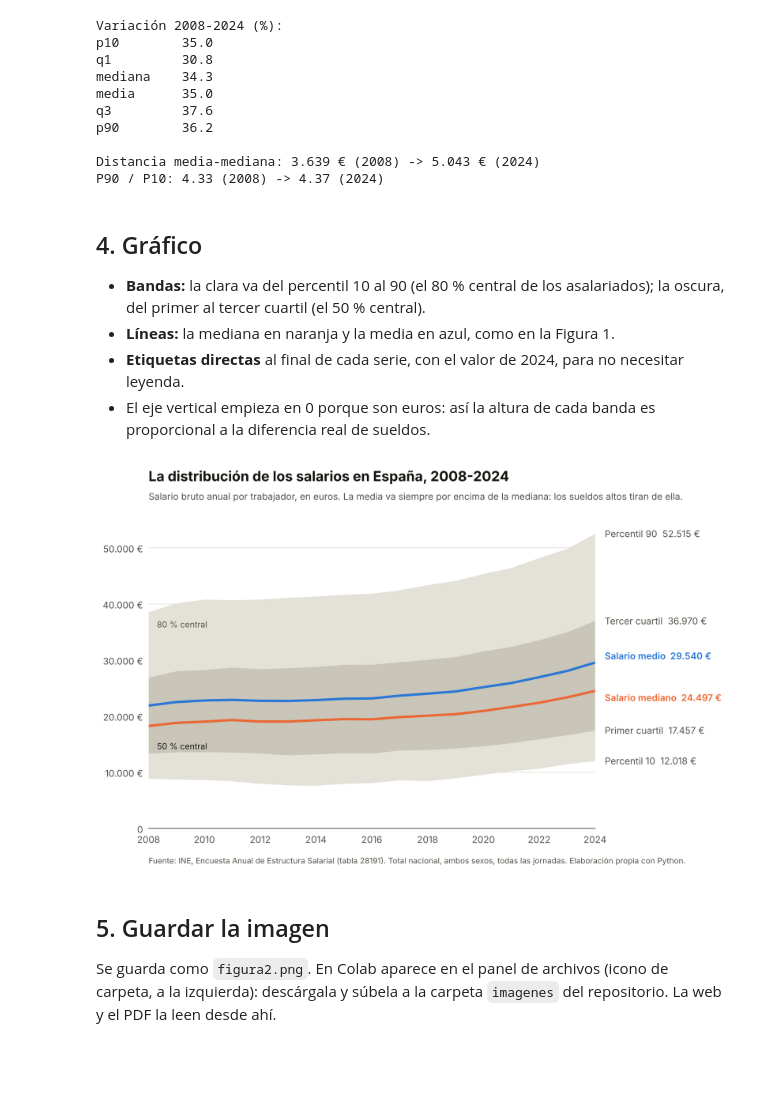
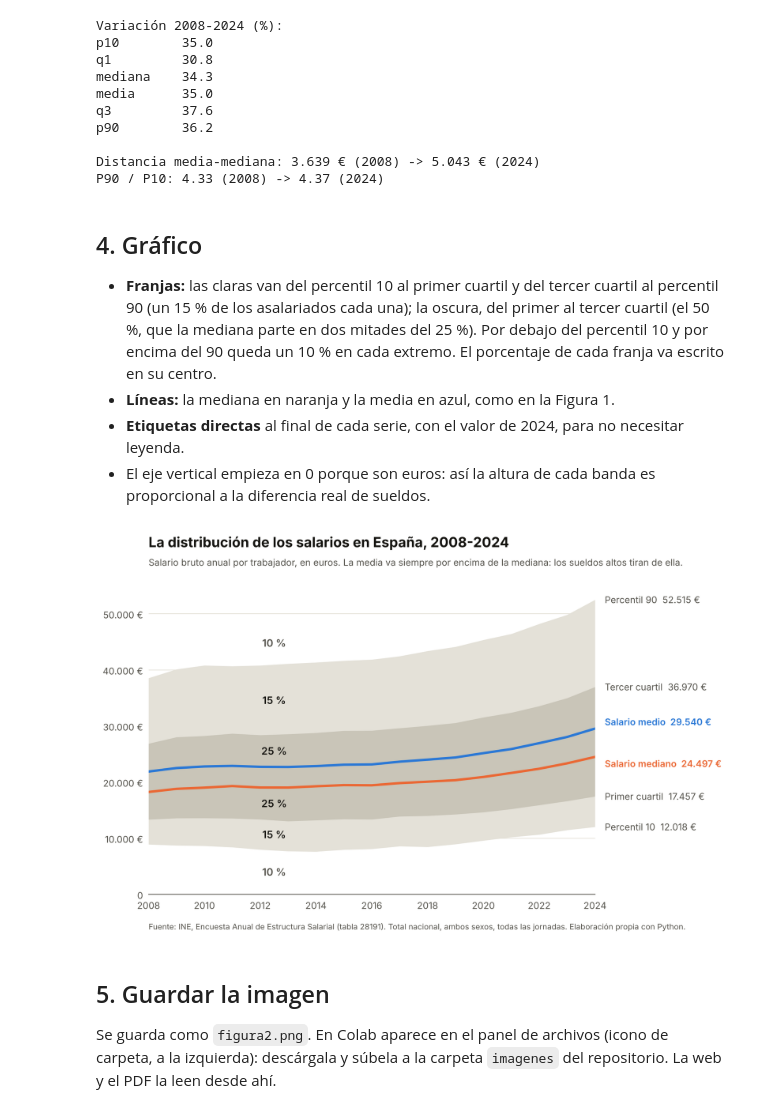
Before and after one commit to sortaria24-max/08MBID_TrabajoPractico, a Jupyter notebook: notebooks/TP_08MBID_figura2.ipynb, the cells around one changed output. Cells and saved outputs as stored; diff of their text form; code cells hidden in the pictures; blank space fills up the shorter version.

```diff
--- a/notebooks/TP_08MBID_figura2.ipynb
+++ b/notebooks/TP_08MBID_figura2.ipynb
@@ -86,7 +86,7 @@ P90 / P10: 4.33 (2008) -> 4.37 (2024)
 # %% [markdown]
 ## 4. Gráfico
 
-- **Bandas:** la clara va del percentil 10 al 90 (el 80 % central de los asalariados); la oscura, del primer al tercer cuartil (el 50 % central).
+- **Franjas:** las claras van del percentil 10 al primer cuartil y del tercer cuartil al percentil 90 (un 15 % de los asalariados cada una); la oscura, del primer al tercer cuartil (el 50 %, que la mediana parte en dos mitades del 25 %). Por debajo del percentil 10 y por encima del 90 queda un 10 % en cada extremo. El porcentaje de cada franja va escrito en su centro.
 - **Líneas:** la mediana en naranja y la media en azul, como en la Figura 1.
 - **Etiquetas directas** al final de cada serie, con el valor de 2024, para no necesitar leyenda.
 - El eje vertical empieza en 0 porque son euros: así la altura de cada banda es proporcional a la diferencia real de sueldos.
@@ -110,37 +110,47 @@ etiquetas = [("p90", "Percentil 90", TINTA2, 0), ("q3", "Tercer cuartil", TINTA2
 for col, nombre, color, dy in etiquetas:
     v = nac[col].iloc[-1]
     peso = "semibold" if col in ("media", "mediana") else "normal"
     ax.annotate(f"{nombre}  {euros(v)} €", xy=(2024, v), xytext=(2024.35, v + dy),
                 va="center", ha="left", fontsize=10, color=color, fontweight=peso,
                 annotation_clip=False)
 
-# Rótulos dentro de las bandas
-ax.text(2008.3, nac.q1.iloc[0] + 1300, "50 % central", fontsize=9, color=TINTA, va="center")
-ax.text(2008.3, nac.p90.iloc[0] - 2200, "80 % central", fontsize=9, color=TINTA2, va="center")
+# Porcentaje de asalariados en cada franja, escrito en su centro (año 2012)
+xr = 2012.5
+fila = nac.loc[2012]
+rotulos = [
+    (fila.p10 / 2, "10 %", TINTA2),                    # por debajo del percentil 10
+    ((fila.p10 + fila.q1) / 2, "15 %", TINTA),         # del percentil 10 al primer cuartil
+    ((fila.q1 + fila.mediana) / 2, "25 %", TINTA),     # del primer cuartil a la mediana
+    ((fila.media + fila.q3) / 2, "25 %", TINTA),       # de la mediana al tercer cuartil (sobre la media)
+    ((fila.q3 + fila.p90) / 2, "15 %", TINTA),         # del tercer cuartil al percentil 90
+    (fila.p90 + 4000, "10 %", TINTA2),                 # por encima del percentil 90
+]
+for y, texto, color in rotulos:
+    ax.text(xr, y, texto, ha="center", va="center", fontsize=11, fontweight="semibold", color=color)
 
 # Ejes
 ax.set_xlim(2008, 2024); ax.set_ylim(0, 56000)
 ax.set_xticks(range(2008, 2025, 2))
 ax.yaxis.set_major_locator(mticker.MultipleLocator(10000))
 ax.yaxis.set_major_formatter(mticker.FuncFormatter(lambda v, _: euros(v) + " €" if v else "0"))
 ax.grid(axis="y", color="#E6E3DA", lw=0.8); ax.set_axisbelow(True)
 for lado in ("top", "right", "left"):
     ax.spines[lado].set_visible(False)
 ax.spines["bottom"].set_color(TINTA2)
 ax.tick_params(axis="both", length=0, labelsize=10, labelcolor=TINTA2, pad=6)
 
 # Título, descripción y fuente
 fig.subplots_adjust(left=0.09, right=0.76, top=0.87, bottom=0.11)
 fig.text(0.09, 0.95, "La distribución de los salarios en España, 2008-2024",
          fontsize=15, fontweight="bold", color=TINTA)
 fig.text(0.09, 0.905, "Salario bruto anual por trabajador, en euros. La media va siempre por encima "
          "de la mediana: los sueldos altos tiran de ella.", fontsize=10, color=TINTA2)
 fig.text(0.09, 0.025, "Fuente: INE, Encuesta Anual de Estructura Salarial (tabla 28191). Total nacional, "
          "ambos sexos, todas las jornadas. Elaboración propia con Python.", fontsize=8.5, color=TINTA2)
 
 plt.show()
 # %% [output]
-[figure, old version]
+[figure, new version]
 # %% [markdown]
 ## 5. Guardar la imagen
 
```
Also changed, not shown: parts of 2 cells of this notebook.
